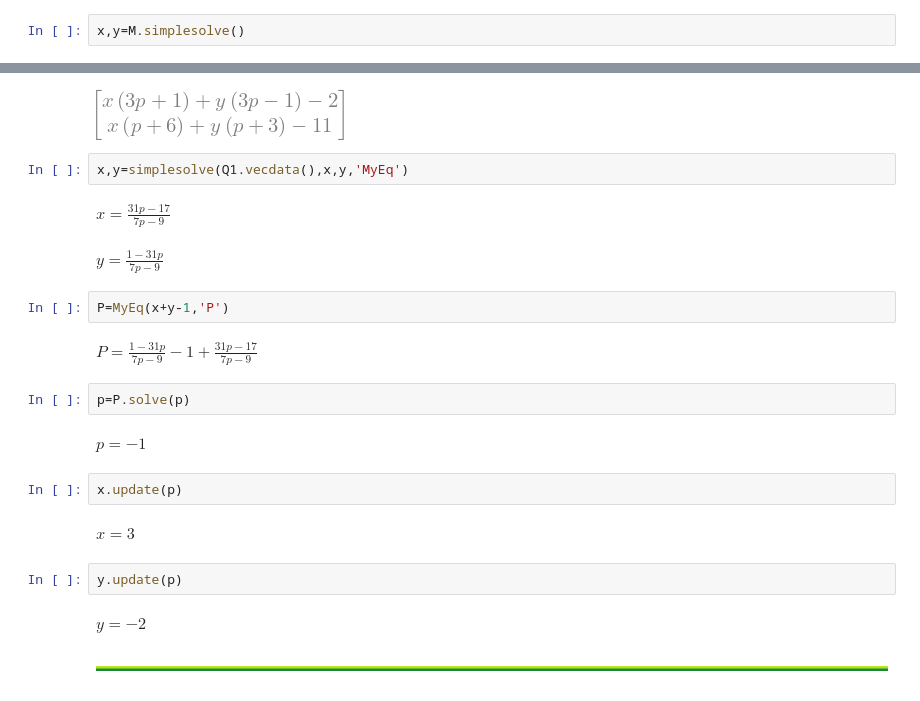
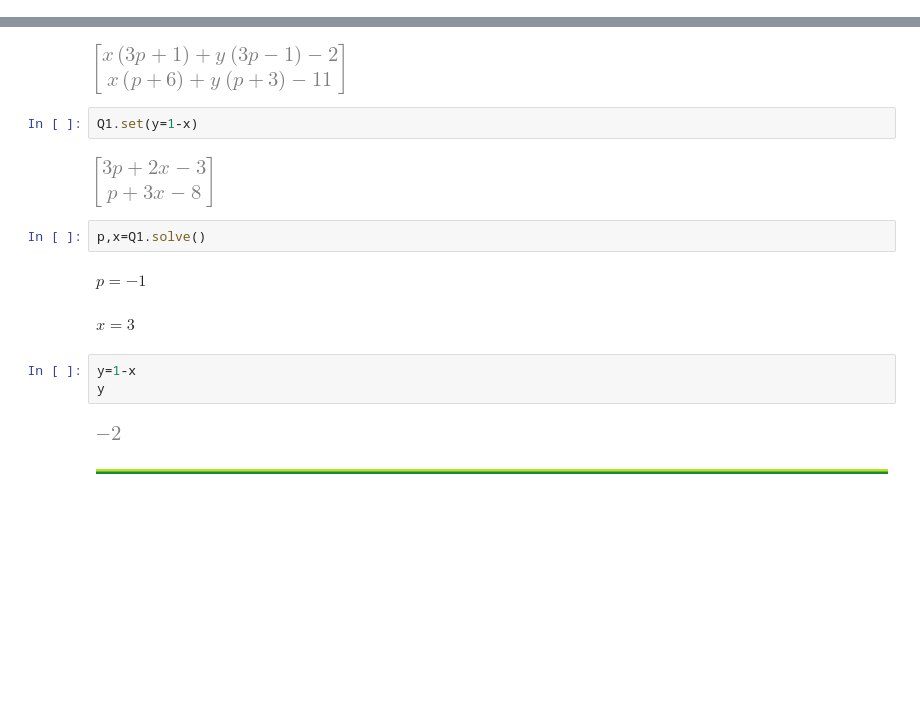
Before and after one commit to aldotb/Algebra-Math-Symbolic-Biblie, a Jupyter notebook: 11080 Determinants.ipynb, the cells around one changed output, grey strips where cells are left out. Drawn from its saved outputs; the diff is of its cells as text; blank space fills up the shorter version.

```diff
--- a/11080 Determinants.ipynb
+++ b/11080 Determinants.ipynb
@@ -89,2 +74,0 @@ M=MyMat(Q1.L-Q1.R,Q2.L-Q2.R,2,1)
-# %%
-x,y=M.simplesolve()
@@ -107,26 +82,19 @@ from  MyMatrix  import *
 Q1=MyMat((3*p+1)*x+(3*p-1)*y-2,(p+6)*x+(p+3)*y-11,2,1)
 # %% [output]
 [figure]
-# %%
-x,y=simplesolve(Q1.vecdata(),x,y,'MyEq')
-# %% [output]
-$\displaystyle x =\frac{31 p - 17}{7 p - 9}$
-$\displaystyle y =\frac{1 - 31 p}{7 p - 9}$
-# %%
-P=MyEq(x+y-1,'P')
-# %% [output]
-$\displaystyle P =\frac{1 - 31 p}{7 p - 9} - 1 + \frac{31 p - 17}{7 p - 9}$
-# %%
-p=P.solve(p)
-# %% [output]
-$\displaystyle p =-1$
-# %%
-x.update(p)
-# %% [output]
-$\displaystyle x =3$
-# %%
-y.update(p)
-# %% [output]
-$\displaystyle y =-2$
+# %%
+Q1.set(y=1-x)
+# %% [output]
+[figure, added]
+# %%
+p,x=Q1.solve()
+# %% [output]
+$\displaystyle p =-1$
+$\displaystyle x =3$
+# %%
+y=1-x
+y
+# %% [output]
+[figure, added]
 # %% [markdown]
 ![image.png](attachment:cce9350e-931a-4003-9e7d-5d5f67c1d5cf.png)
```
Also changed, not shown: parts of 17 cells of this notebook, 11 other files.
